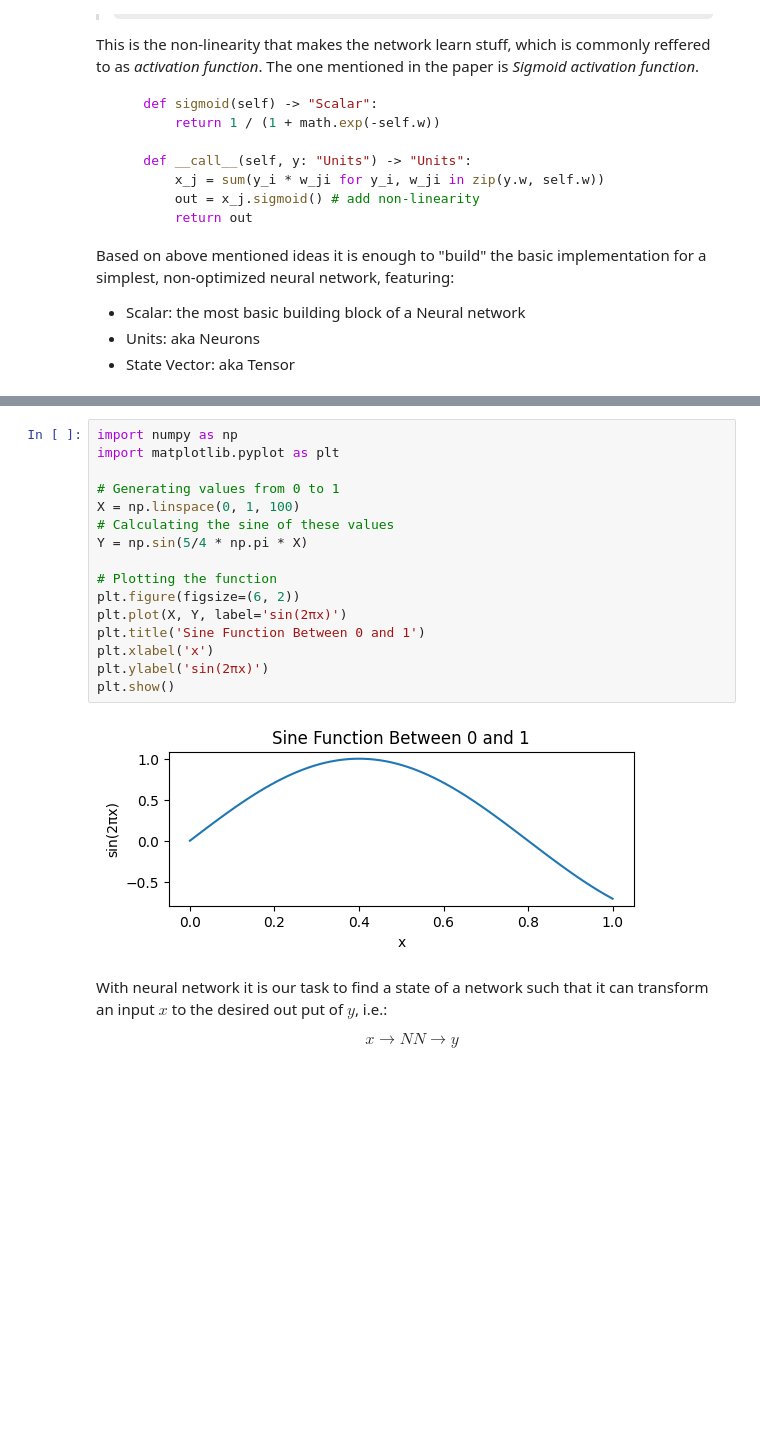
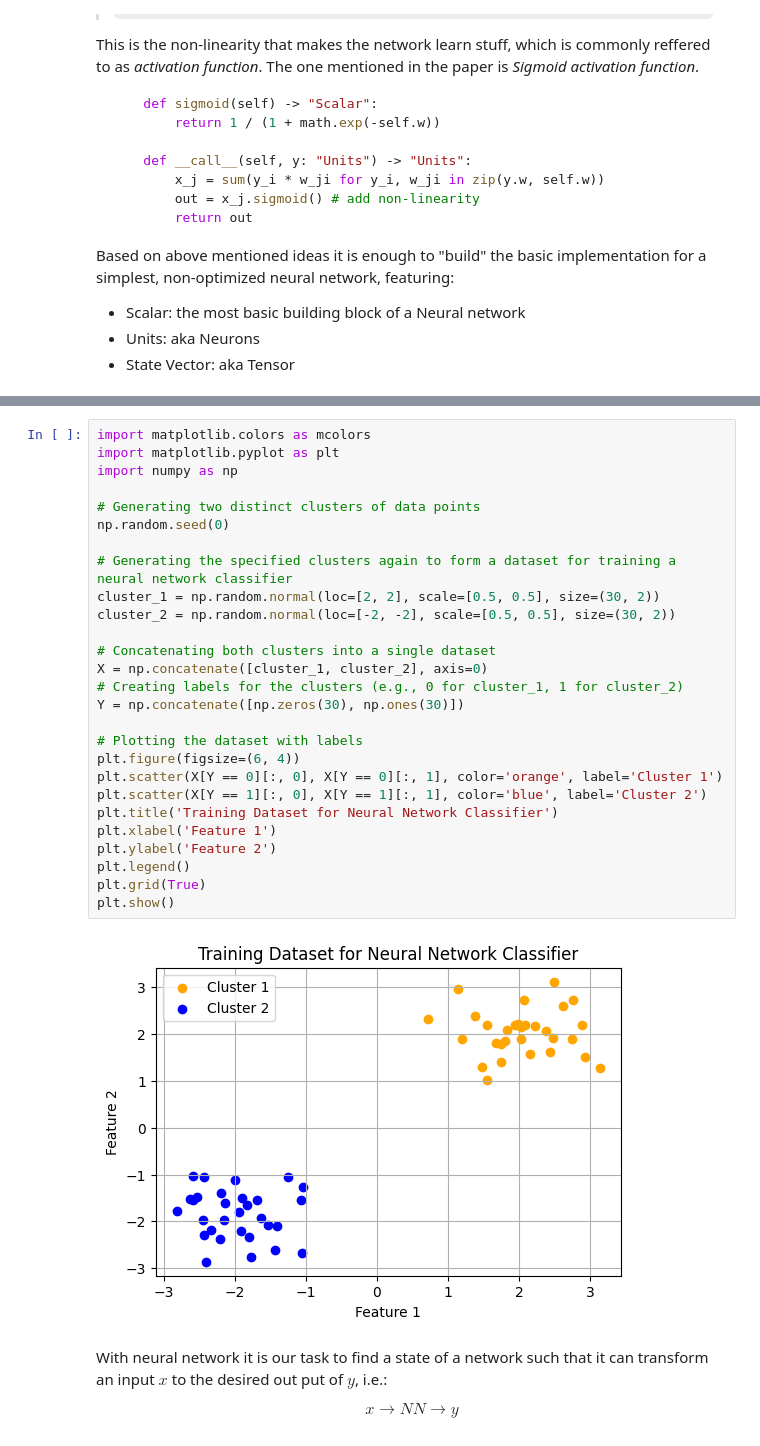
Before and after one commit to kturaevv/papers, a Jupyter notebook: learning_representations_by_backpropagating_errors/notes.ipynb, the cells around one changed output, grey strips where cells are left out. Drawn from its saved outputs; the diff is of its cells as text; some formulas as TeX source; blank space fills up the shorter version.

```diff
--- a/learning_representations_by_backpropagating_errors/notes.ipynb
+++ b/learning_representations_by_backpropagating_errors/notes.ipynb
@@ -187,21 +187,32 @@ Let's say we want to find the function that multiplies the input by 3.
-# %%
-import numpy as np
-import matplotlib.pyplot as plt
-
-# Generating values from 0 to 1
-X = np.linspace(0, 1, 100)
-# Calculating the sine of these values
-Y = np.sin(5/4 * np.pi * X)
-
-# Plotting the function
-plt.figure(figsize=(6, 2))
-plt.plot(X, Y, label='sin(2πx)')
-plt.title('Sine Function Between 0 and 1')
-plt.xlabel('x')
-plt.ylabel('sin(2πx)')
-plt.show()
-# %% [output]
-[figure, removed]
+# %%
+import matplotlib.colors as mcolors
+import matplotlib.pyplot as plt
+import numpy as np
+
+# Generating two distinct clusters of data points
+np.random.seed(0)
+
+# Generating the specified clusters again to form a dataset for training a neural network classifier
+cluster_1 = np.random.normal(loc=[2, 2], scale=[0.5, 0.5], size=(30, 2))
+cluster_2 = np.random.normal(loc=[-2, -2], scale=[0.5, 0.5], size=(30, 2))
+
+# Concatenating both clusters into a single dataset
+X = np.concatenate([cluster_1, cluster_2], axis=0)
+# Creating labels for the clusters (e.g., 0 for cluster_1, 1 for cluster_2)
+Y = np.concatenate([np.zeros(30), np.ones(30)])
+
+# Plotting the dataset with labels
+plt.figure(figsize=(6, 4))
+plt.scatter(X[Y == 0][:, 0], X[Y == 0][:, 1], color='orange', label='Cluster 1')
+plt.scatter(X[Y == 1][:, 0], X[Y == 1][:, 1], color='blue', label='Cluster 2')
+plt.title('Training Dataset for Neural Network Classifier')
+plt.xlabel('Feature 1')
+plt.ylabel('Feature 2')
+plt.legend()
+plt.grid(True)
+plt.show()
+# %% [output]
+[figure, added]
 # %% [markdown]
 With neural network it is our task to find a state of a network such that it can transform an input $x$ to the desired out put of $y$, i.e.:
 
```
Also changed, not shown: parts of 9 cells of this notebook, 4 other files.
